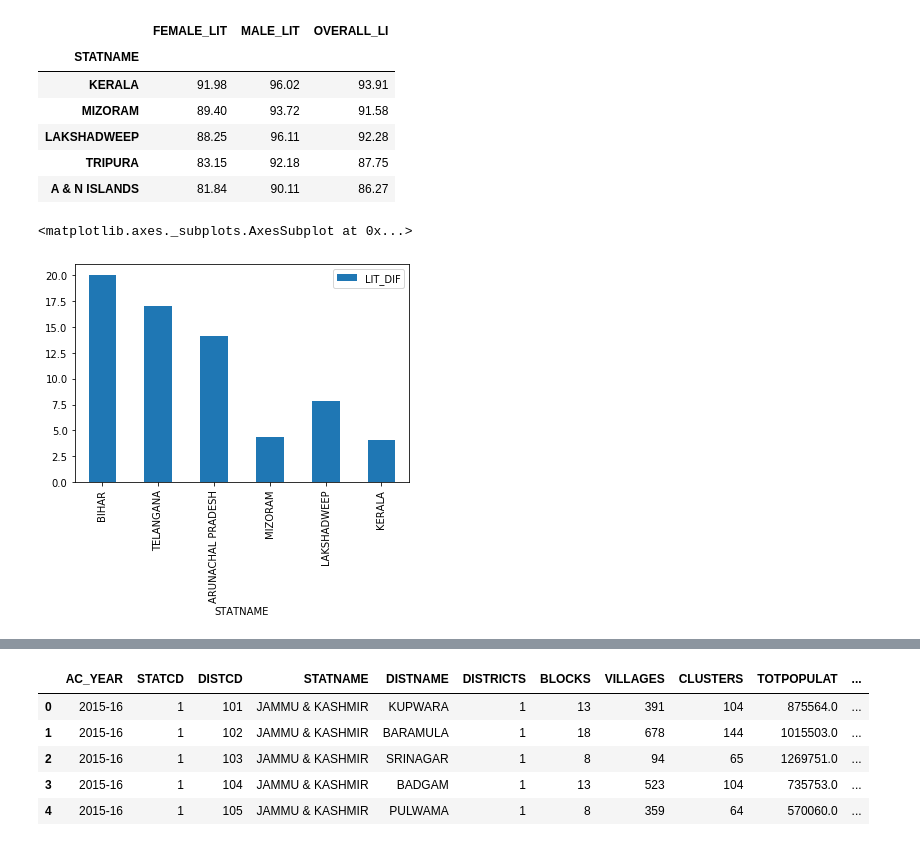
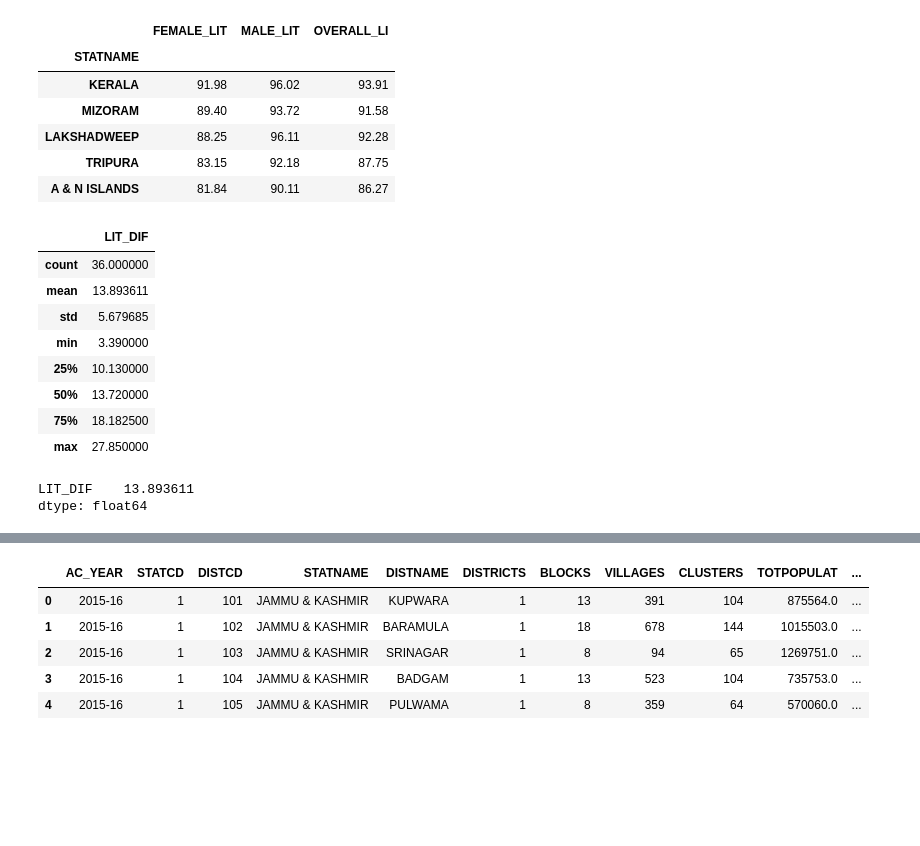
Before and after one commit to rishabh-runwal/education-india, a Jupyter notebook: Education-India.ipynb, the cells around one changed output, grey strips where cells are left out. Drawn from its saved outputs; the diff is of its cells as text; code cells hidden in the pictures; blank space fills up the shorter version.

```diff
--- a/Education-India.ipynb
+++ b/Education-India.ipynb
@@ -90,9 +145,21 @@ fe_li.head()
 # %%
 li=se.copy()[['STATNAME','FEMALE_LIT','MALE_LIT','OVERALL_LI']]
 li['LIT_DIF']=li['MALE_LIT']-li['FEMALE_LIT']
 li=li.sort_values('OVERALL_LI').set_index('STATNAME')
 li.drop(['FEMALE_LIT','MALE_LIT', 'OVERALL_LI'], axis=1, inplace=True)
-li.iloc[[0,1,2,33,34,35]].plot.bar()
+li.describe()
 # %% [output]
-<matplotlib.axes._subplots.AxesSubplot at 0x...>
-[figure, removed]
+|  | LIT_DIF |
+| count | 36.000000 |
+| mean | 13.893611 |
+| std | 5.679685 |
+| min | 3.390000 |
+| 25% | 10.130000 |
+| 50% | 13.720000 |
+| 75% | 18.182500 |
+| max | 27.850000 |
+# %%
+li.mean()
+# %% [output]
+LIT_DIF    13.893611
+dtype: float64
```
Also changed, not shown: parts of 7 cells of this notebook.
